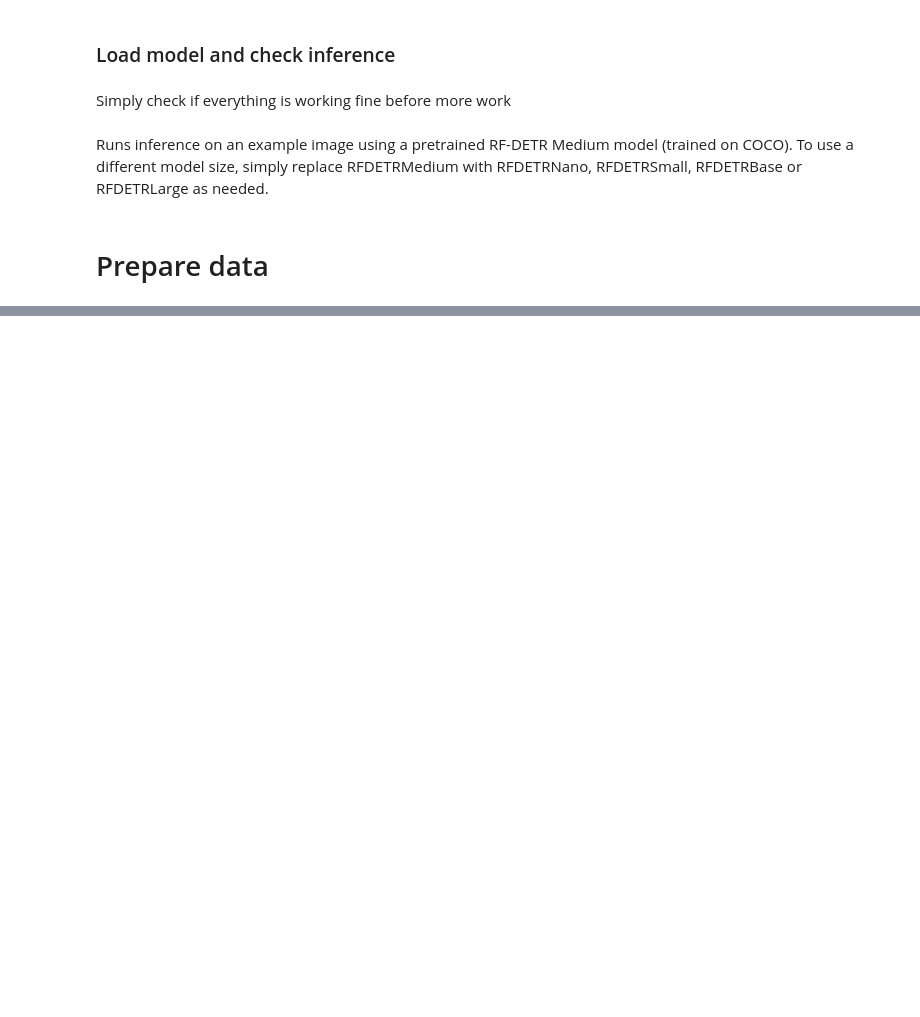
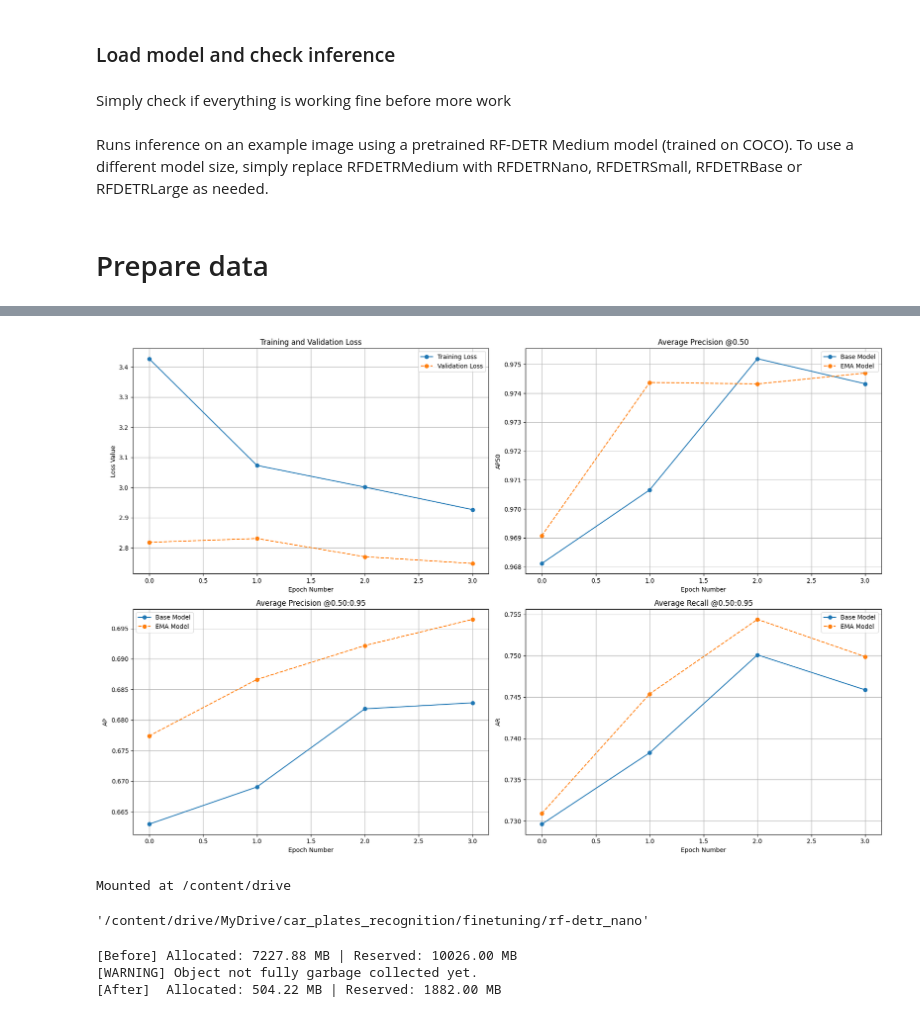
Before and after one commit to lion158/car_plates_recognition, a Jupyter notebook: rf-detr/finetuning.ipynb, the cells around one changed output, grey strips where cells are left out. Saved outputs shown, nothing was run; the diff lists cells and outputs as text; code cells hidden in the pictures; blank space fills up the shorter version.

Commit message:
Utworzono za pomocą Colab, first finetuning try

```diff
--- a/rf-detr/finetuning.ipynb
+++ b/rf-detr/finetuning.ipynb
@@ -67,0 +181,24 @@ Runs inference on an example image using a pretrained RF-DETR Medium model (trai
+# %%
+from PIL import Image
+
+Image.open("/content/output/metrics_plot.png")
+# %% [output]
+[figure, added]
+# %%
+from google.colab import drive
+drive.mount('/content/drive')
+# %% [output]
+Mounted at /content/drive
+# %%
+import shutil
+
+# Ścieżka źródłowa w Colab
+src_folder = '/content/output'
+
+# Ścieżka docelowa w Drive
+dst_folder = '/content/drive/MyDrive/car_plates_recognition/finetuning/rf-detr_nano'
+
+# Kopiowanie folderu
+shutil.copytree(src_folder, dst_folder)
+# %% [output]
+'/content/drive/MyDrive/car_plates_recognition/finetuning/rf-detr_nano'
@@ -67,0 +244,6 @@ Runs inference on an example image using a pretrained RF-DETR Medium model (trai
+# %%
+cleanup_gpu_memory(model, verbose=True)
+# %% [output]
+[Before] Allocated: 7227.88 MB | Reserved: 10026.00 MB
+[WARNING] Object not fully garbage collected yet.
+[After]  Allocated: 504.22 MB | Reserved: 1882.00 MB
```
Also changed, not shown: parts of 12 cells of this notebook.
